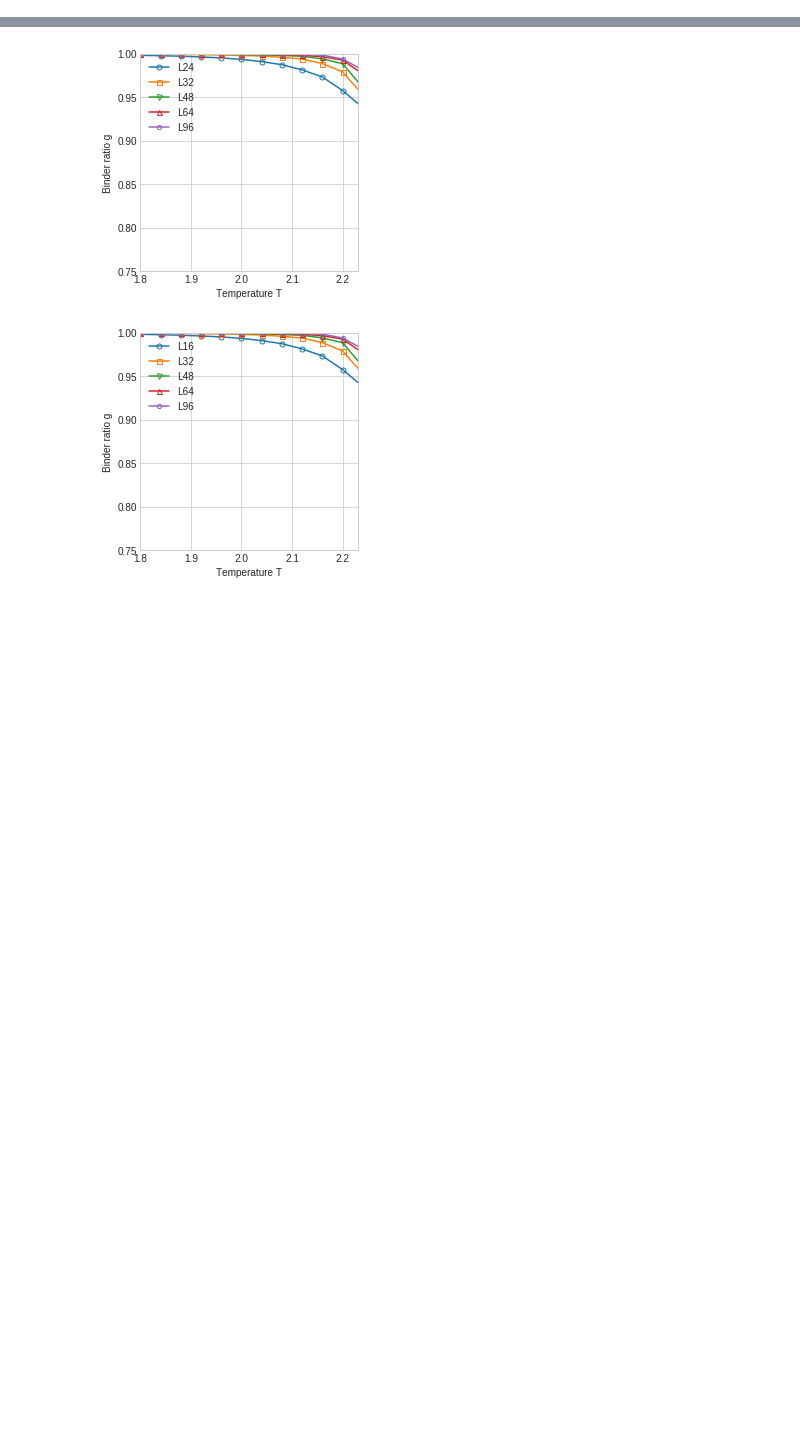
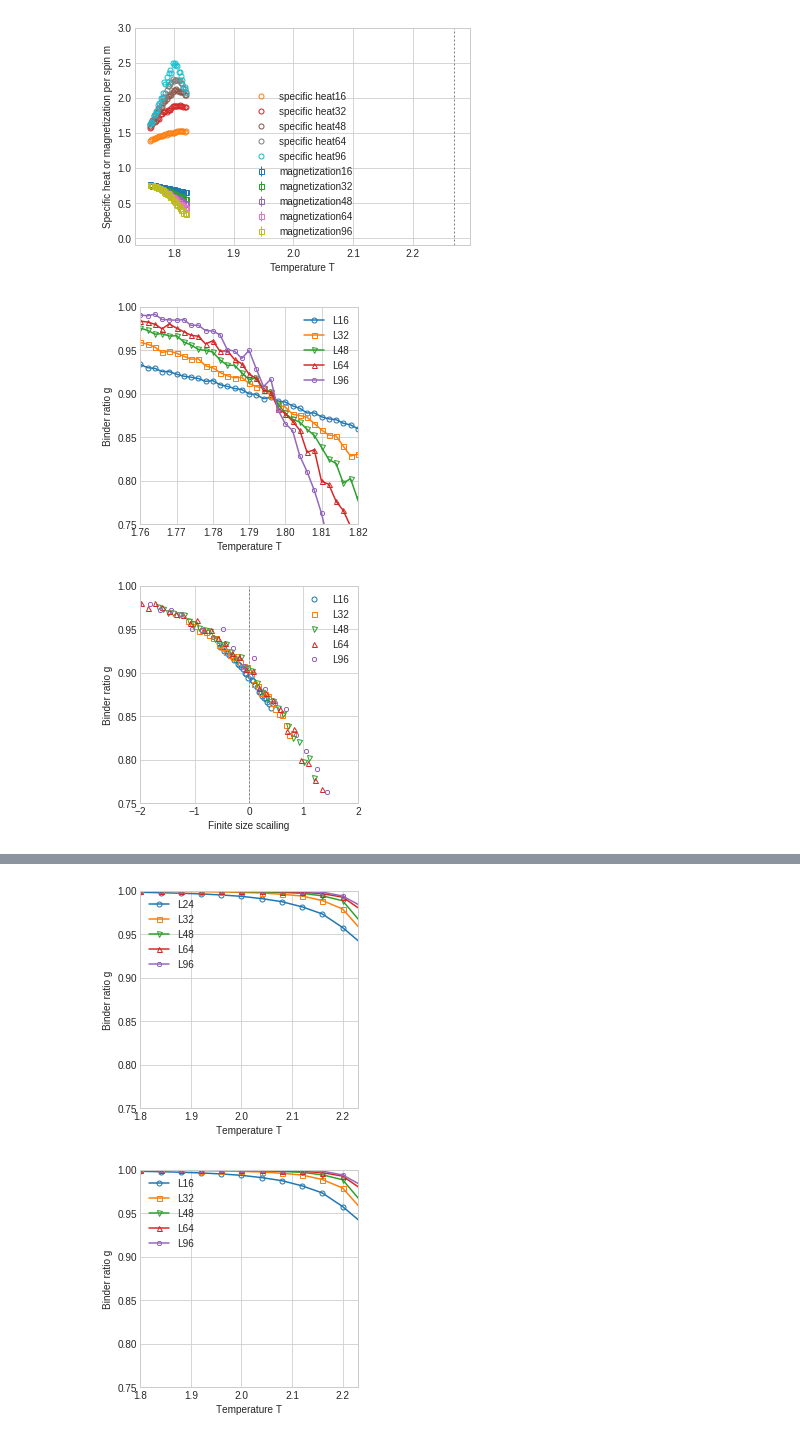
Before and after one commit to seongsukim-ml/2022_CMBP, a Jupyter notebook: MonteCarlo/Project1/Anti_Anisotropy/AA_Metropolis/Result/Data_Plotting_2.ipynb, the cells around one changed output, grey strips where cells are left out. Cells and saved outputs as stored; diff of their text form; code cells hidden in the pictures; blank space fills up the shorter version.

```diff
--- a/MonteCarlo/Project1/Anti_Anisotropy/AA_Metropolis/Result/Data_Plotting_2.ipynb
+++ b/MonteCarlo/Project1/Anti_Anisotropy/AA_Metropolis/Result/Data_Plotting_2.ipynb
@@ -344,0 +66,9 @@ draw_binder_FFS(ls,Lsize,(2.22,2.28),(0.75,1),2.26,1)
+# %%
+alpha = alpha_list[1]
+draw_multi(*parsing_dict[alpha])
+draw_binder_FFS(*parsing_dict[alpha],alpha_crit_range_dict[alpha], Tc = 1.795)
+alpha_crit_dict[alpha] = 1.795
+# %% [output]
+[figure, added]
+[figure, added]
+[figure, added]
```
Also changed, not shown: parts of 27 cells of this notebook, 5 other files.
